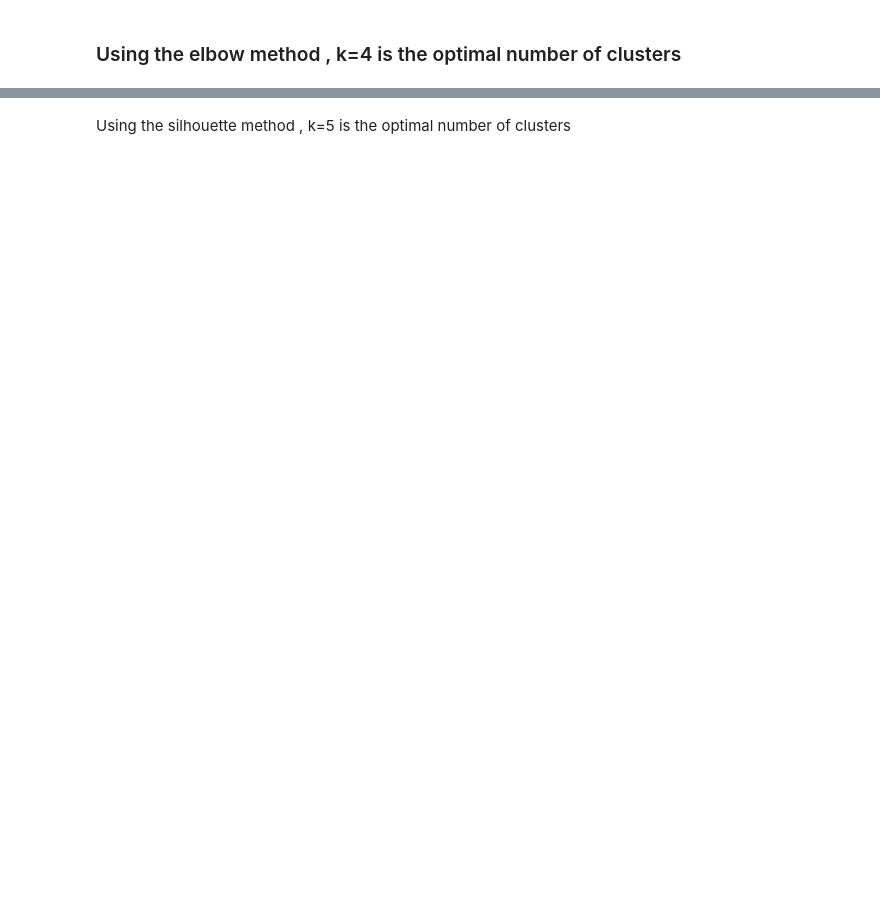
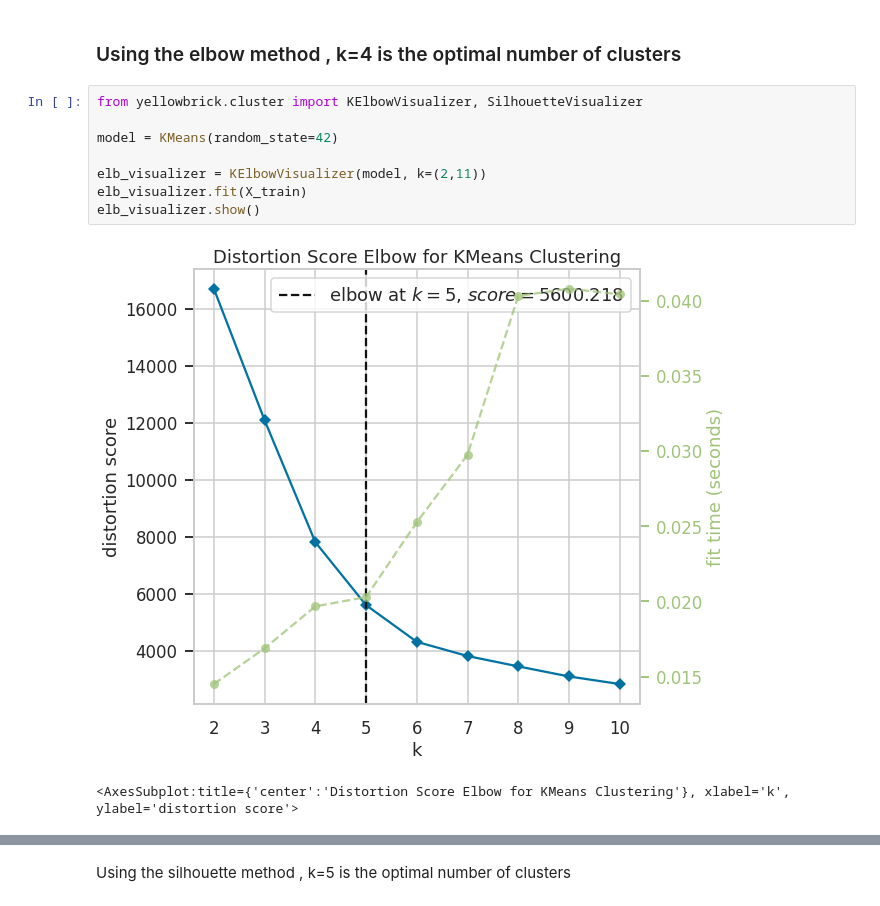
Before and after one commit to safaa400/safaasalah_46-17921_ML_assignments, a Jupyter notebook: Clustering_Project.ipynb, the cells around one changed output, grey strips where cells are left out. Saved outputs shown, nothing was run; the diff lists cells and outputs as text; blank space fills up the shorter version.

```diff
--- a/Clustering_Project.ipynb
+++ b/Clustering_Project.ipynb
@@ -125,5 +125,16 @@ SSE_values [36120.55102041719, 16716.61917540343, 12094.904429675615, 7812.04052
 # %% [markdown]
 ### Using the elbow method , k=4 is the optimal number of clusters
+# %%
+from yellowbrick.cluster import KElbowVisualizer, SilhouetteVisualizer
+
+model = KMeans(random_state=42)
+
+elb_visualizer = KElbowVisualizer(model, k=(2,11))
+elb_visualizer.fit(X_train)
+elb_visualizer.show()
+# %% [output]
+[figure, added]
+<AxesSubplot:title={'center':'Distortion Score Elbow for KMeans Clustering'}, xlabel='k', ylabel='distortion score'>
 # %%
 def find_best_clusters(df, maximum_K):
 
```
Also changed, not shown: parts of 57 cells of this notebook.
